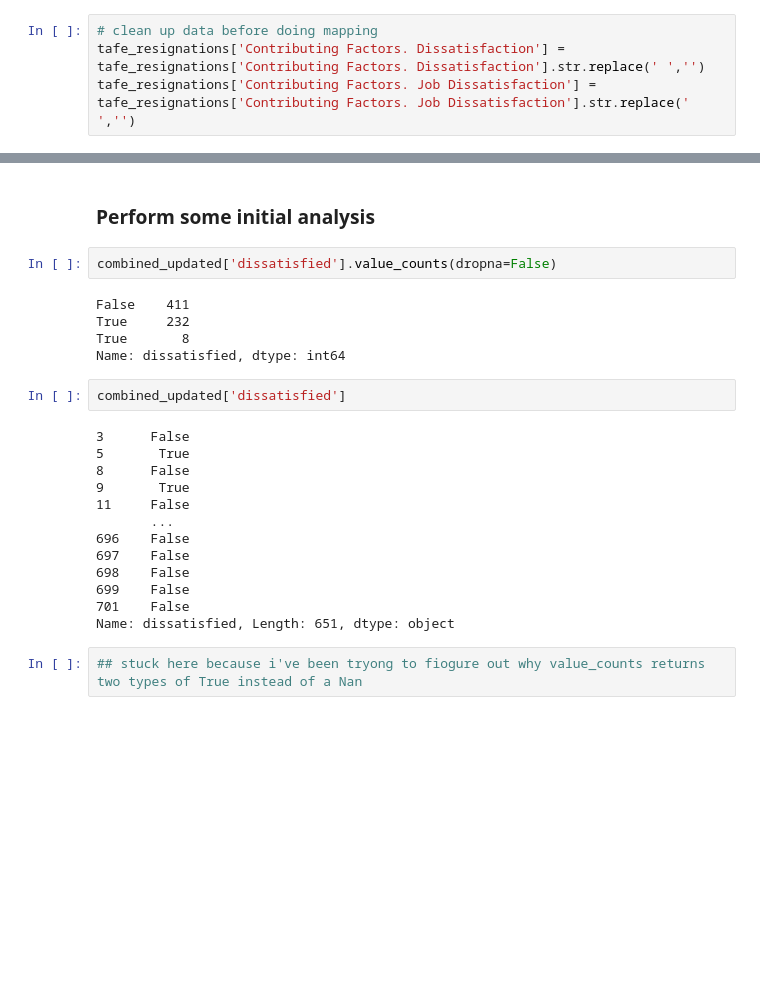
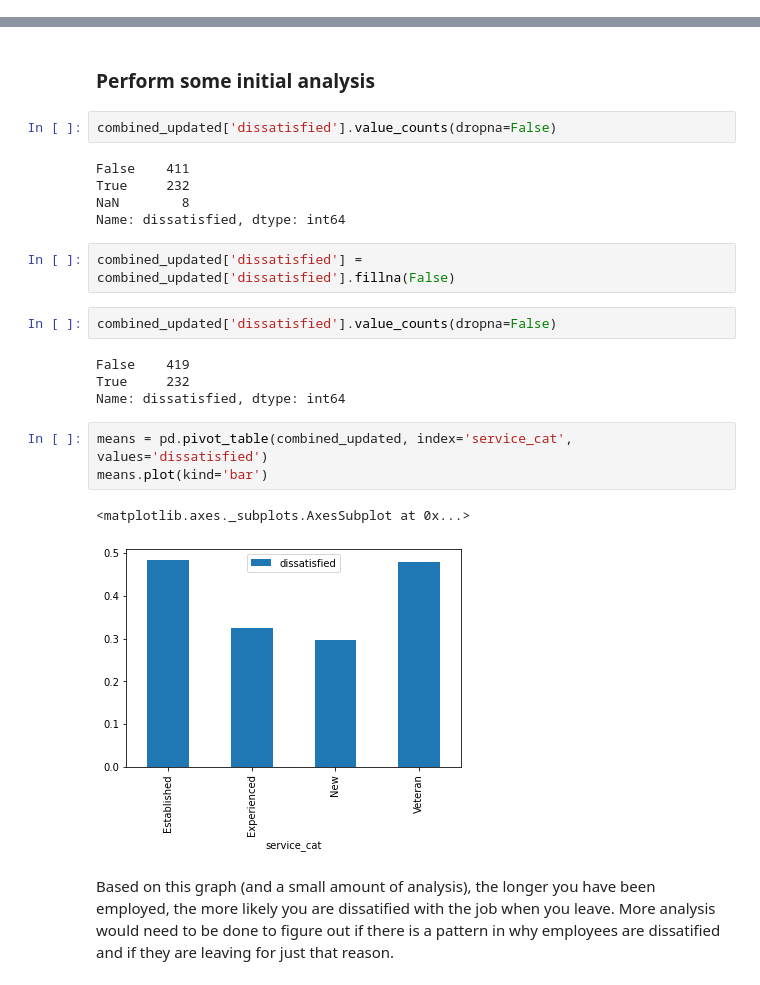
Before and after one commit to emmyoop/learn-data, a Jupyter notebook: DataQuest/Data Analyst in Python/analyze employee exit survey/Employee Exit Survey Analysis.ipynb, the cells around one changed output, grey strips where cells are left out. Drawn from its saved outputs; the diff is of its cells as text; blank space fills up the shorter version.

Commit message:
fixing a version bug and finishing up early analysis for the project

```diff
--- a/DataQuest/Data Analyst in Python/analyze employee exit survey/Employee Exit Survey Analysis.ipynb
+++ b/DataQuest/Data Analyst in Python/analyze employee exit survey/Employee Exit Survey Analysis.ipynb
@@ -355,7 +354,3 @@ tafe_resignations['Contributing Factors. Job Dissatisfaction'].value_counts(drop
 Job Dissatisfaction     62
 NaN                      8
 Name: Contributing Factors. Job Dissatisfaction, dtype: int64
-# %%
-# clean up data before doing mapping
-tafe_resignations['Contributing Factors. Dissatisfaction'] = tafe_resignations['Contributing Factors. Dissatisfaction'].str.replace(' ','')
-tafe_resignations['Contributing Factors. Job Dissatisfaction'] = tafe_resignations['Contributing Factors. Job Dissatisfaction'].str.replace(' ','')
@@ -510,22 +521,21 @@ combined_updated['dissatisfied'].value_counts(dropna=False)
 # %% [output]
 False    411
 True     232
-True       8
+NaN        8
 Name: dissatisfied, dtype: int64
+# %%
+combined_updated['dissatisfied'] = combined_updated['dissatisfied'].fillna(False)
 # %%
-combined_updated['dissatisfied']
+combined_updated['dissatisfied'].value_counts(dropna=False)
 # %% [output]
-3      False
-5       True
-8      False
-9       True
-11     False
-       ...
-696    False
-697    False
-698    False
-699    False
-701    False
-Name: dissatisfied, Length: 651, dtype: object
+False    419
+True     232
+Name: dissatisfied, dtype: int64
-# %%
-## stuck here because i've been tryong to fiogure out why value_counts returns two types of True instead of a Nan
+# %%
+means = pd.pivot_table(combined_updated, index='service_cat', values='dissatisfied')
+means.plot(kind='bar')
+# %% [output]
+<matplotlib.axes._subplots.AxesSubplot at 0x...>
+[figure, added]
+# %% [markdown]
+Based on this graph (and a small amount of analysis), the longer you have been employed, the more likely you are dissatified with the job when you leave.  More analysis would need to be done to figure out if there is a pattern in why employees are dissatified and if they are leaving for just that reason.
```
Also changed, not shown: parts of 11 cells of this notebook, 1 other file.
